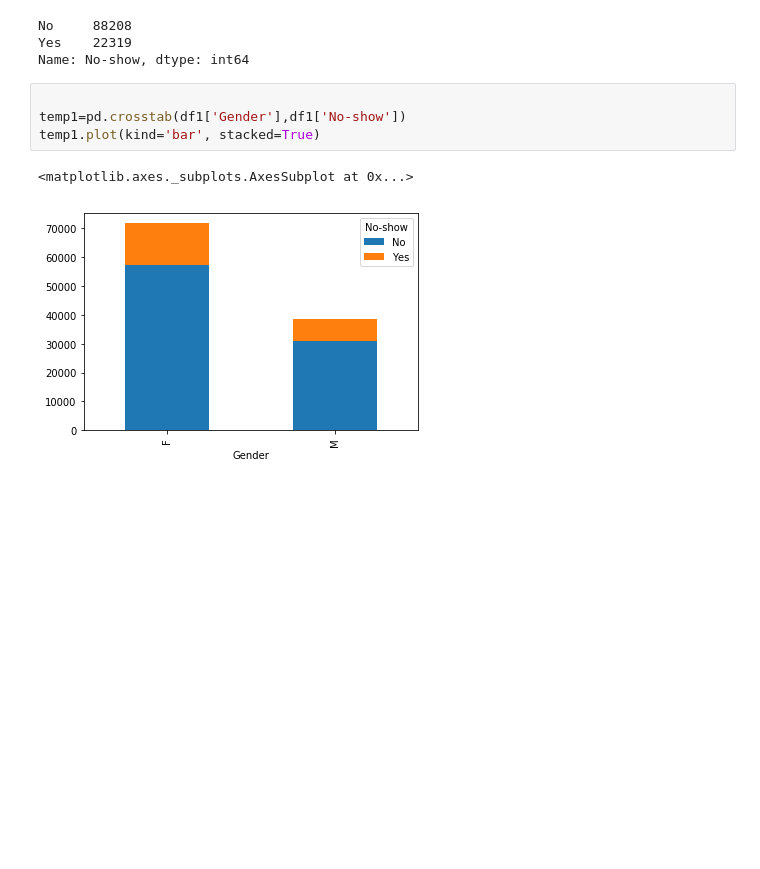
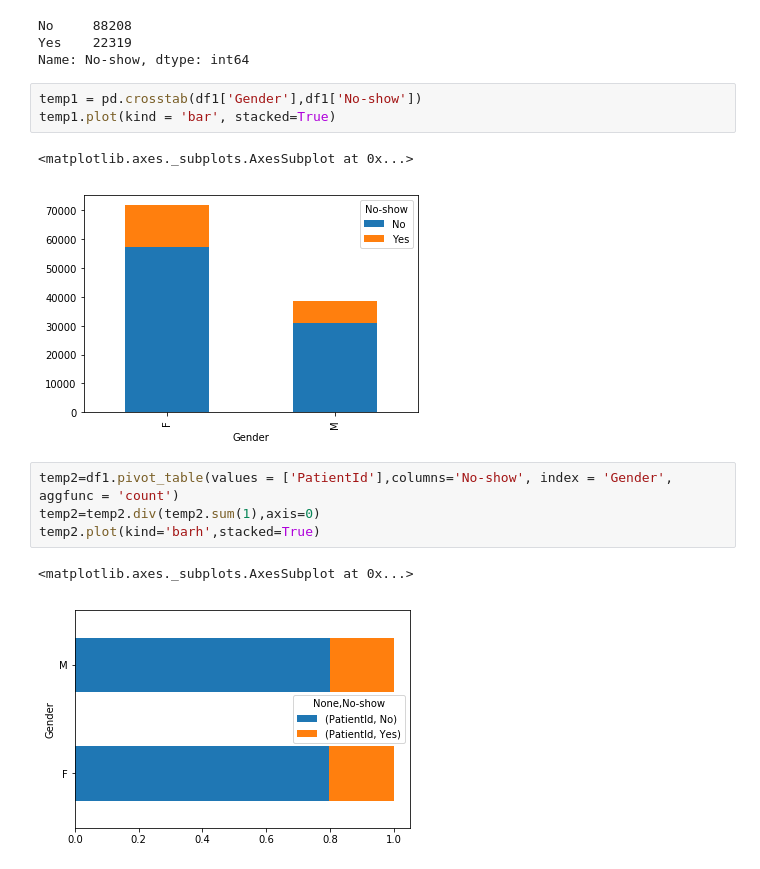
Before and after one commit to yzhu017/Assignment4, a Jupyter notebook: appointment.ipynb, the cells around one changed output. Saved outputs shown, nothing was run; the diff lists cells and outputs as text; blank space fills up the shorter version.

```diff
--- a/appointment.ipynb
+++ b/appointment.ipynb
@@ -73,9 +79,15 @@ No     88208
 Yes    22319
 Name: No-show, dtype: int64
 # %%
-
-temp1=pd.crosstab(df1['Gender'],df1['No-show'])
-temp1.plot(kind='bar', stacked=True)
+temp1 = pd.crosstab(df1['Gender'],df1['No-show'])
+temp1.plot(kind = 'bar', stacked=True)
 # %% [output]
 <matplotlib.axes._subplots.AxesSubplot at 0x...>
 [figure]
+# %%
+temp2=df1.pivot_table(values = ['PatientId'],columns='No-show', index = 'Gender', aggfunc = 'count')
+temp2=temp2.div(temp2.sum(1),axis=0)
+temp2.plot(kind='barh',stacked=True)
+# %% [output]
+<matplotlib.axes._subplots.AxesSubplot at 0x...>
+[figure, added]
```
Also changed, not shown: parts of 13 cells of this notebook.
